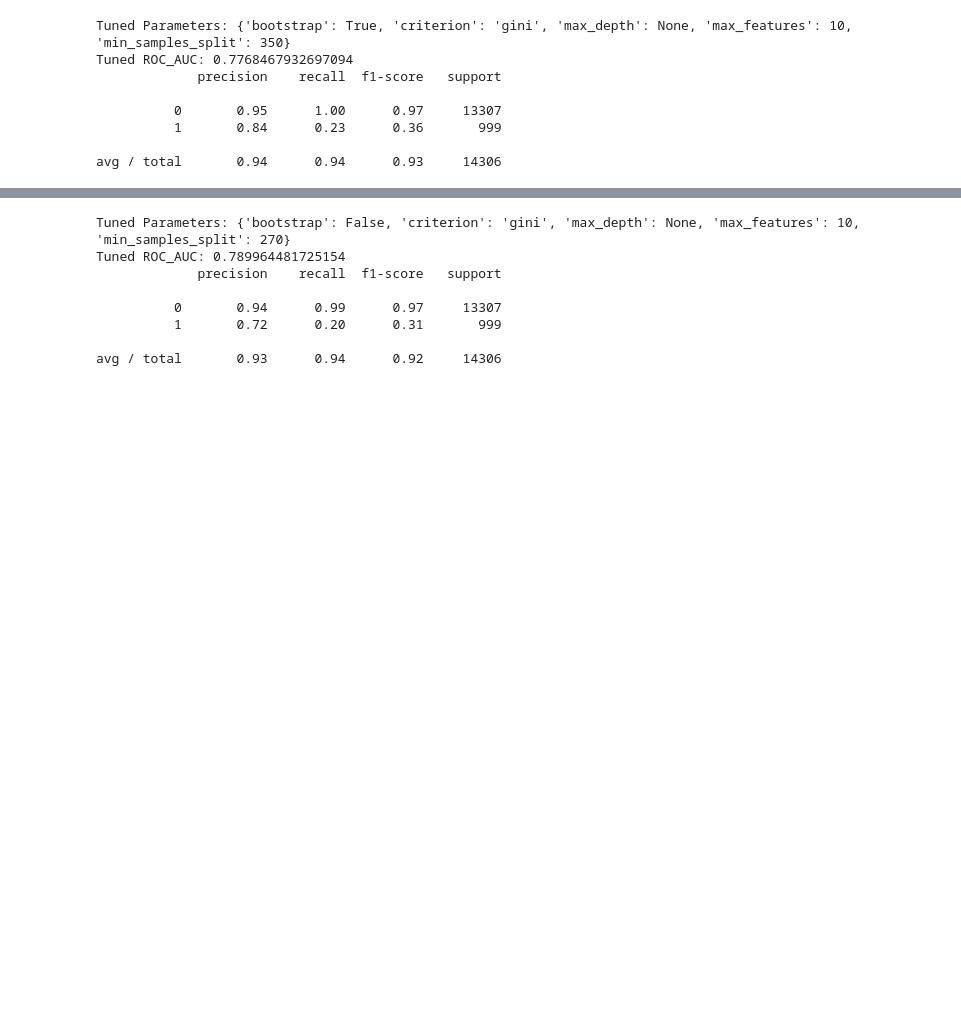
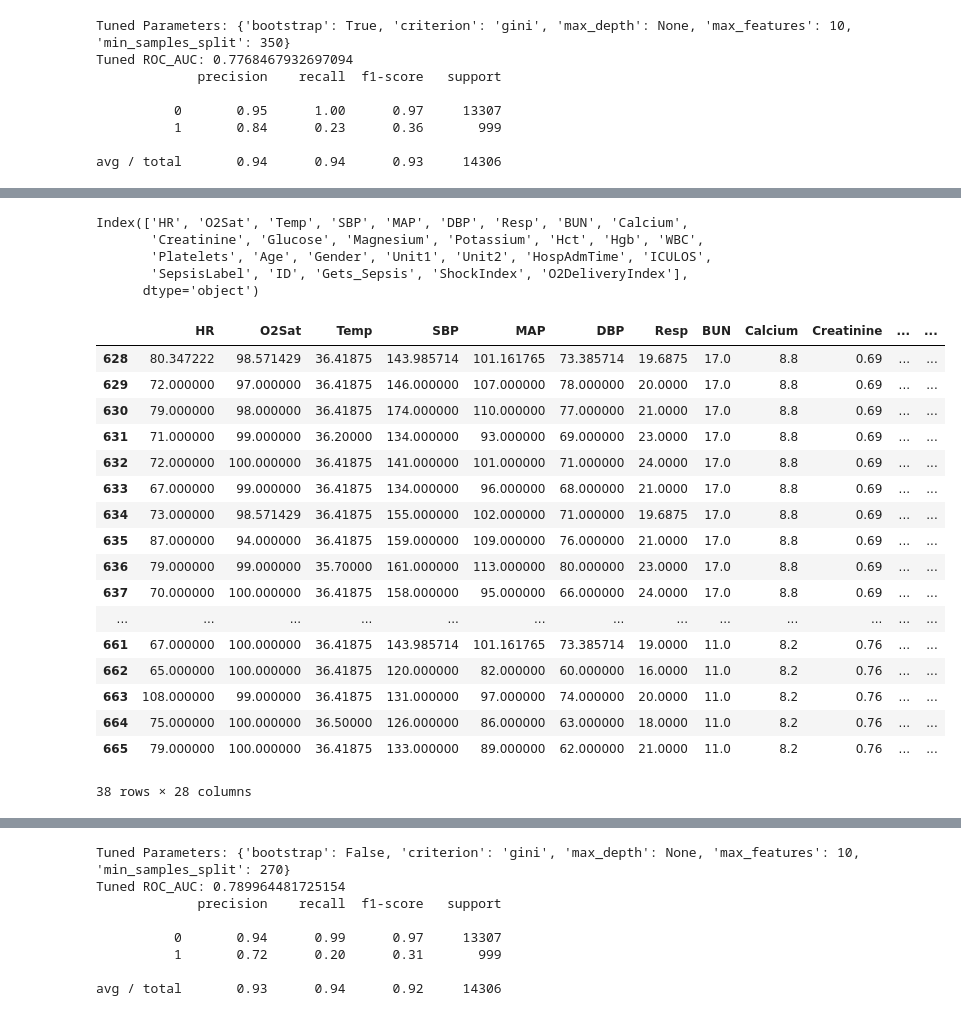
Before and after one commit to Fryman93/SprungBoard, a Jupyter notebook: Capstone 2/Sepsis/Sepsis.ipynb, the cells around one changed output, grey strips where cells are left out. Saved outputs shown, nothing was run; the diff lists cells and outputs as text; code cells hidden in the pictures; blank space fills up the shorter version.

```diff
--- a/Capstone 2/Sepsis/Sepsis.ipynb
+++ b/Capstone 2/Sepsis/Sepsis.ipynb
@@ -1032,0 +1163,29 @@ clean2.head()
+# %%
+clean2.columns
+# %% [output]
+Index(['HR', 'O2Sat', 'Temp', 'SBP', 'MAP', 'DBP', 'Resp', 'BUN', 'Calcium',
+       'Creatinine', 'Glucose', 'Magnesium', 'Potassium', 'Hct', 'Hgb', 'WBC',
+       'Platelets', 'Age', 'Gender', 'Unit1', 'Unit2', 'HospAdmTime', 'ICULOS',
+       'SepsisLabel', 'ID', 'Gets_Sepsis', 'ShockIndex', 'O2DeliveryIndex'],
+      dtype='object')
+# %%
+clean2[clean2['ID']==20]
+# %% [output]
+|  | HR | O2Sat | Temp | SBP | MAP | DBP | Resp | BUN | Calcium | Creatinine | ... | ... |
+| 628 | 80.347222 | 98.571429 | 36.41875 | 143.985714 | 101.161765 | 73.385714 | 19.6875 | 17.0 | 8.8 | 0.69 | ... | ... |
+| 629 | 72.000000 | 97.000000 | 36.41875 | 146.000000 | 107.000000 | 78.000000 | 20.0000 | 17.0 | 8.8 | 0.69 | ... | ... |
+| 630 | 79.000000 | 98.000000 | 36.41875 | 174.000000 | 110.000000 | 77.000000 | 21.0000 | 17.0 | 8.8 | 0.69 | ... | ... |
+| 631 | 71.000000 | 99.000000 | 36.20000 | 134.000000 | 93.000000 | 69.000000 | 23.0000 | 17.0 | 8.8 | 0.69 | ... | ... |
+| 632 | 72.000000 | 100.000000 | 36.41875 | 141.000000 | 101.000000 | 71.000000 | 24.0000 | 17.0 | 8.8 | 0.69 | ... | ... |
+| 633 | 67.000000 | 99.000000 | 36.41875 | 134.000000 | 96.000000 | 68.000000 | 21.0000 | 17.0 | 8.8 | 0.69 | ... | ... |
+| 634 | 73.000000 | 98.571429 | 36.41875 | 155.000000 | 102.000000 | 71.000000 | 19.6875 | 17.0 | 8.8 | 0.69 | ... | ... |
+| 635 | 87.000000 | 94.000000 | 36.41875 | 159.000000 | 109.000000 | 76.000000 | 21.0000 | 17.0 | 8.8 | 0.69 | ... | ... |
+| 636 | 79.000000 | 99.000000 | 35.70000 | 161.000000 | 113.000000 | 80.000000 | 23.0000 | 17.0 | 8.8 | 0.69 | ... | ... |
+| 637 | 70.000000 | 100.000000 | 36.41875 | 158.000000 | 95.000000 | 66.000000 | 24.0000 | 17.0 | 8.8 | 0.69 | ... | ... |
+| ... | ... | ... | ... | ... | ... | ... | ... | ... | ... | ... | ... | ... |
+| 661 | 67.000000 | 100.000000 | 36.41875 | 143.985714 | 101.161765 | 73.385714 | 19.0000 | 11.0 | 8.2 | 0.76 | ... | ... |
+| 662 | 65.000000 | 100.000000 | 36.41875 | 120.000000 | 82.000000 | 60.000000 | 16.0000 | 11.0 | 8.2 | 0.76 | ... | ... |
+| 663 | 108.000000 | 99.000000 | 36.41875 | 131.000000 | 97.000000 | 74.000000 | 20.0000 | 11.0 | 8.2 | 0.76 | ... | ... |
+| 664 | 75.000000 | 100.000000 | 36.50000 | 126.000000 | 86.000000 | 63.000000 | 18.0000 | 11.0 | 8.2 | 0.76 | ... | ... |
+| 665 | 79.000000 | 100.000000 | 36.41875 | 133.000000 | 89.000000 | 62.000000 | 21.0000 | 11.0 | 8.2 | 0.76 | ... | ... |
+38 rows × 28 columns
```
Also changed, not shown: parts of 23 cells of this notebook.
